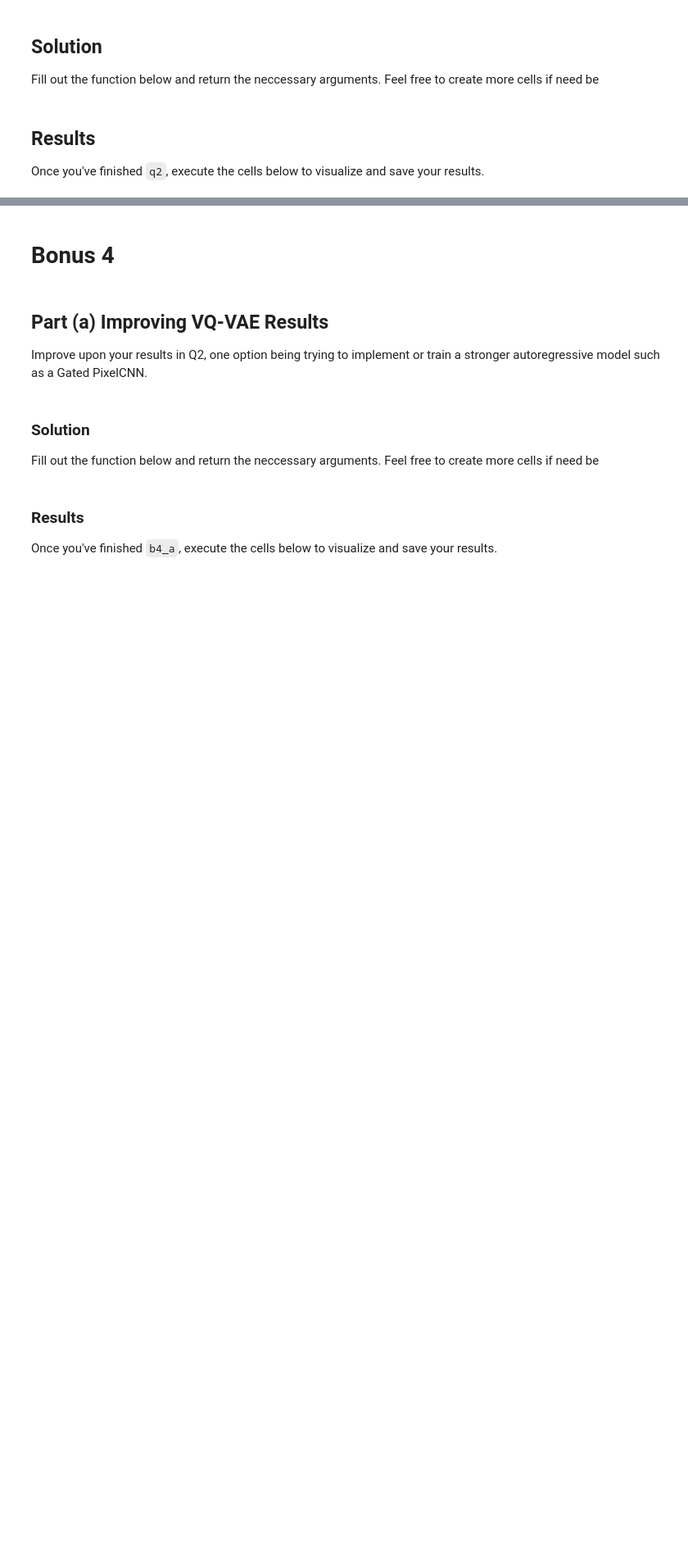
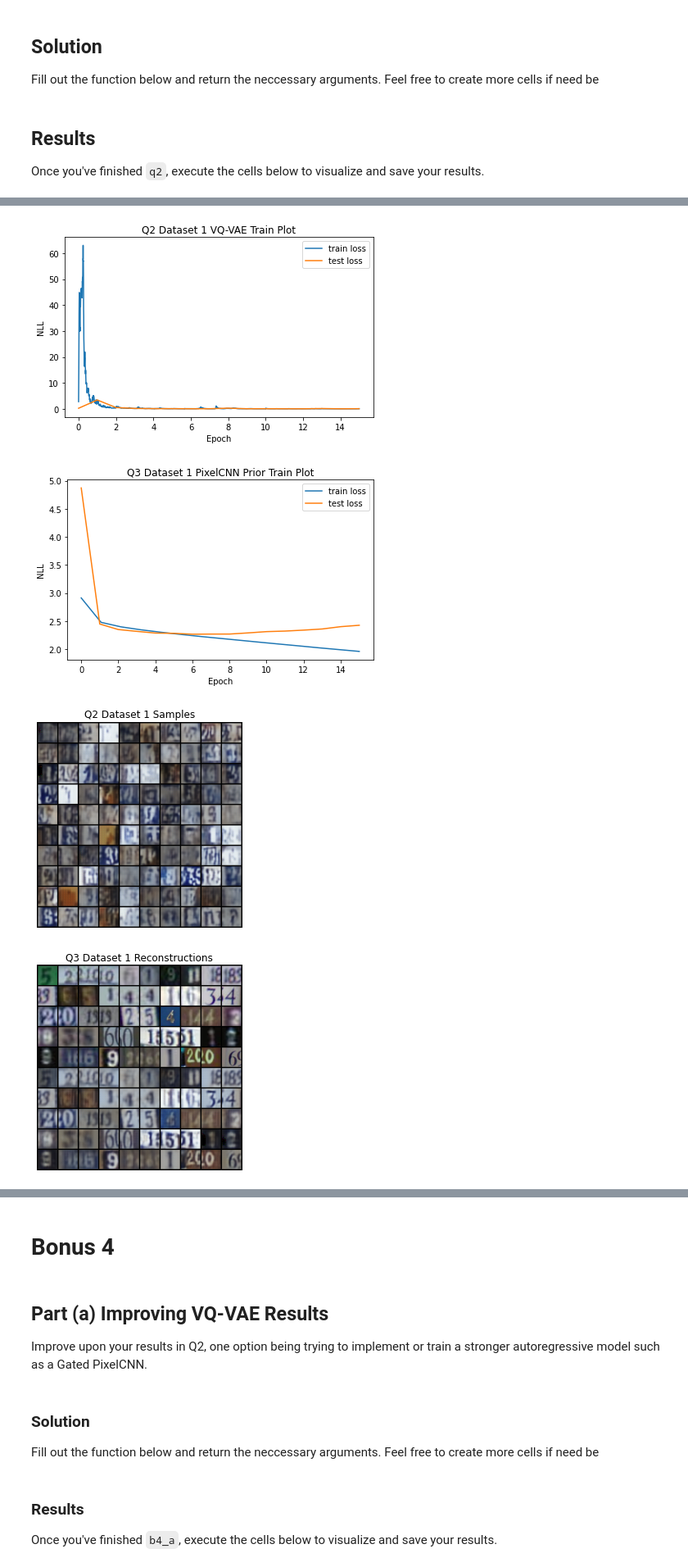
Before and after one commit to Stasiche/dul_2021, a Jupyter notebook: Homework6_vae.ipynb, the cells around one changed output, grey strips where cells are left out. Shown at 82% size. Saved outputs shown, nothing was run; the diff lists cells and outputs as text; code cells hidden in the pictures; blank space fills up the shorter version.

```diff
--- a/Homework6_vae.ipynb
+++ b/Homework6_vae.ipynb
@@ -195,3 +201,23 @@ In addition to training the VQ-VAE, you will also need to train a PixelCNN prior
 # %% [markdown]
 ## Solution
 Fill out the function below and return the neccessary arguments. Feel free to create more cells if need be
+# %%
+def convert_to_img(arr, flip=True):
+    if flip:
+        return (arr.permute(0, 2, 3, 1).cpu().numpy() * 0.5 + 0.5) * 255
+    return (arr.cpu().numpy() * 0.5 + 0.5) * 255
+# %%
+config = {
+    1: {
+        'n_epochs_vqvae' : 15,
+        'n_epochs_pixecnn' : 15,
+    },
+
+    2: {
+        'n_epochs_vqvae' : 5,
+        'n_epochs_pixecnn' : 5,
+    }
+}
+# %%
+device = 'cuda'
+bs = 64
@@ -218,4 +284,5 @@ Fill out the function below and return the neccessary arguments. Feel free to cr
 ## Results
 Once you've finished `q2`, execute the cells below to visualize and save your results.
 # %%
-# q2_save_results(1, q2)
+q2_save_results(1, q2)
+# %% [output]
@@ -222 +291,5 @@ Once you've finished `q2`, execute the cells below to visualize and save your re
+[figure, added]
+[figure, added]
+[figure, added]
+[figure, added]
 # %%
```
Also changed, not shown: parts of 5 cells of this notebook, 4 other files.
